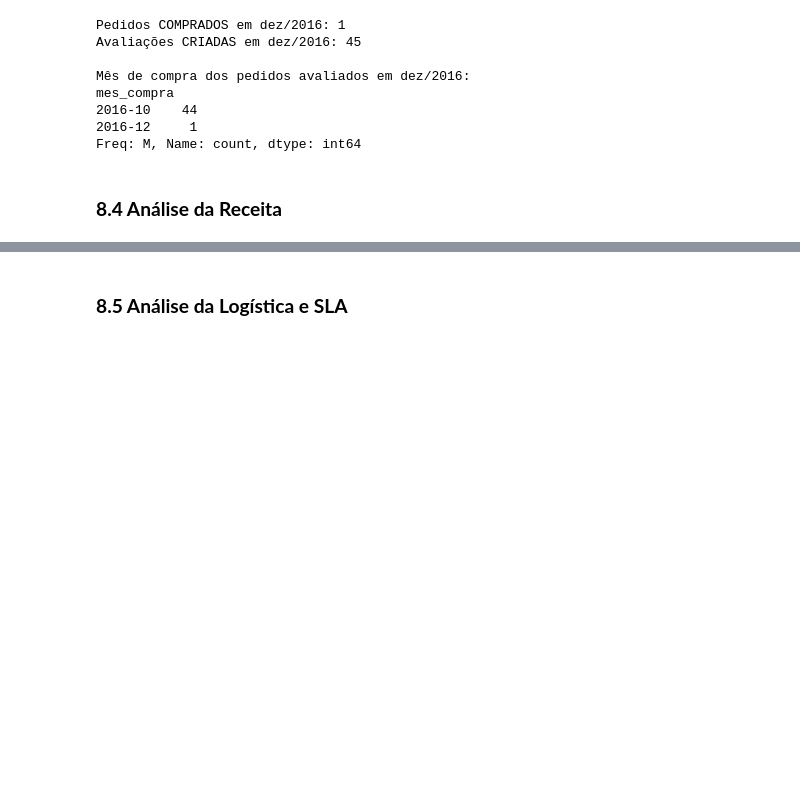
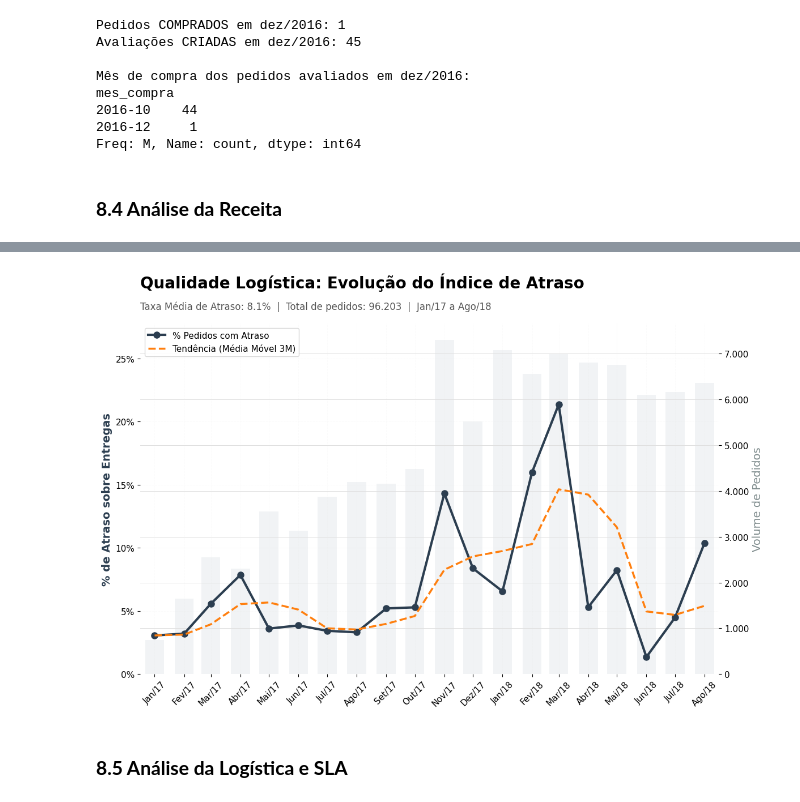
Before and after one commit to evellynjardini/Data-Analytics---Grupo-24, a Jupyter notebook: 1 - Projeto-Olist-KPIs/notebooks/Tech_Challenge_Grupo24_.ipynb, the cells around one changed output, grey strips where cells are left out. Drawn from its saved outputs; the diff is of its cells as text; code cells hidden in the pictures; blank space fills up the shorter version.

```diff
--- a/1 - Projeto-Olist-KPIs/notebooks/Tech_Challenge_Grupo24_.ipynb
+++ b/1 - Projeto-Olist-KPIs/notebooks/Tech_Challenge_Grupo24_.ipynb
@@ -2838,2 +2911,98 @@ plt.show()
+# %%
+# --- 1. PREPARAÇÃO E FILTRO ---
+df_plot = df_kpi5.copy()
+
+if pd.api.types.is_period_dtype(df_plot['ano_mes']):
+    df_plot['ano_mes'] = df_plot['ano_mes'].dt.to_timestamp()
+else:
+    df_plot['ano_mes'] = pd.to_datetime(df_plot['ano_mes'])
+
+df_plot = df_plot.sort_values('ano_mes')
+
+df_clean = df_plot[(df_plot['ano_mes'] >= '2017-01-01') &
+                   (df_plot['ano_mes'] <= '2018-08-01')].copy()
+
+# --- 2. FORMATAÇÃO DO EIXO X (PT-BR) ---
+df_clean['ano_mes_str'] = df_clean['ano_mes'].dt.strftime('%b/%y')
+
+df_clean['ano_mes_str'] = df_clean['ano_mes_str'].replace({
+    'Jan': 'Jan', 'Feb': 'Fev', 'Mar': 'Mar', 'Apr': 'Abr',
+    'May': 'Mai', 'Jun': 'Jun', 'Jul': 'Jul', 'Aug': 'Ago',
+    'Sep': 'Set', 'Oct': 'Out', 'Nov': 'Nov', 'Dec': 'Dez'
+}, regex=True)
+
+# --- 3. CÁLCULOS ---
+df_clean['tendencia_atraso_3m'] = df_clean['pct_atraso'].rolling(3, min_periods=1).mean()
+
+total_pedidos_analisados = df_clean['total_pedidos'].sum()
+media_atraso_periodo = (df_clean['pedidos_atrasados'].sum() / total_pedidos_analisados) * 100
+total_pedidos_formatado = f"{total_pedidos_analisados:,.0f}".replace(",", ".")
+
+# --- 4. GRÁFICO ---
+fig, ax1 = plt.subplots(figsize=(12, 8))
+ax2 = ax1.twinx()
+
+# Camadas (linha na frente)
+ax1.set_zorder(ax2.get_zorder() + 1)
+ax1.patch.set_visible(False)
+
+# Volume (fundo)
+ax2.bar(df_clean['ano_mes'], df_clean['total_pedidos'],
+        width=20, color='#d1d8e0', alpha=0.3, zorder=1)
+
+# Linha principal
+ax1.plot(df_clean['ano_mes'], df_clean['pct_atraso'],
+         marker='o', markersize=8, color='#2c3e50', linewidth=3,
+         label='% Pedidos com Atraso')
+
+# Tendência
+ax1.plot(df_clean['ano_mes'], df_clean['tendencia_atraso_3m'],
+         linestyle='--', color='#ff7f0e', linewidth=2.5,
+         label='Tendência (Média Móvel 3M)')
+
+# --- 5. TÍTULO E SUBTÍTULO ---
+ax1.set_title('Qualidade Logística: Evolução do Índice de Atraso',
+              fontsize=20, weight='bold', loc='left', pad=45)
+
+subtitulo = (f"Taxa Média de Atraso: {media_atraso_periodo:.1f}%  |  "
+             f"Total de pedidos: {total_pedidos_formatado}  |  Jan/17 a Ago/18")
+
+ax1.text(x=0, y=1.04, s=subtitulo, fontsize=12, color='#555555',
+         transform=ax1.transAxes, ha='left')
+
+# --- 6. AJUSTES ---
+ax1.set_ylabel('% de Atraso sobre Entregas', fontsize=14, color='#2c3e50', weight='bold')
+ax1.yaxis.set_major_formatter(ticker.PercentFormatter(decimals=0))
+ax1.set_ylim(0, max(df_clean['pct_atraso']) * 1.3)
+
+# Eixo secundário
+ax2.get_yaxis().set_major_formatter(
+    ticker.FuncFormatter(lambda x, p: format(int(x), ',').replace(',', '.'))
+)
+ax2.set_ylabel('Volume de Pedidos', fontsize=14, color='#7f8c8d')
+
+# --- EIXO X PADRONIZADO ---
+step = 1  # use 2 para apresentação
+ax1.set_xticks(df_clean['ano_mes'][::step])
+ax1.set_xticklabels(df_clean['ano_mes_str'][::step], rotation=45, fontsize=11)
+
+ax1.set_xlim(df_clean['ano_mes'].min() - pd.Timedelta(days=15),
+             df_clean['ano_mes'].max() + pd.Timedelta(days=15))
+
+# Estética
+ax1.spines['top'].set_visible(False)
+ax2.spines['top'].set_visible(False)
+ax1.grid(True, alpha=0.1, linestyle='--')
+
+# Legenda
+ax1.legend(loc='upper left',
+           frameon=True, facecolor='white', edgecolor='lightgray',
+           framealpha=0.9, fontsize=11)
+
+plt.tight_layout()
+plt.savefig('kpi5_atraso_consolidado.png', dpi=300, bbox_inches='tight')
+plt.show()
+# %% [output]
+[figure, added]
 # %% [markdown]
 ### **8.5 Análise da Logística e SLA**
```
Also changed, not shown: parts of 20 cells of this notebook.
